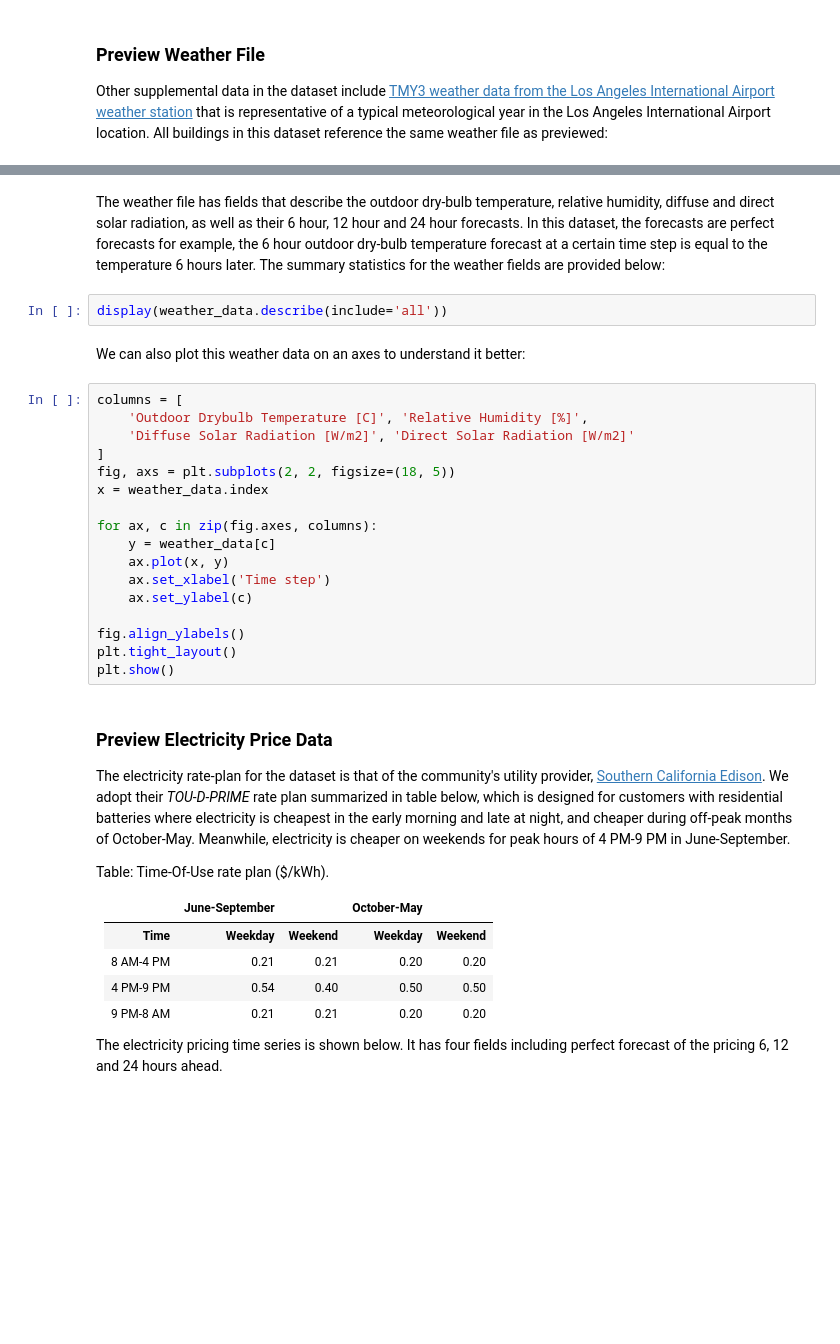
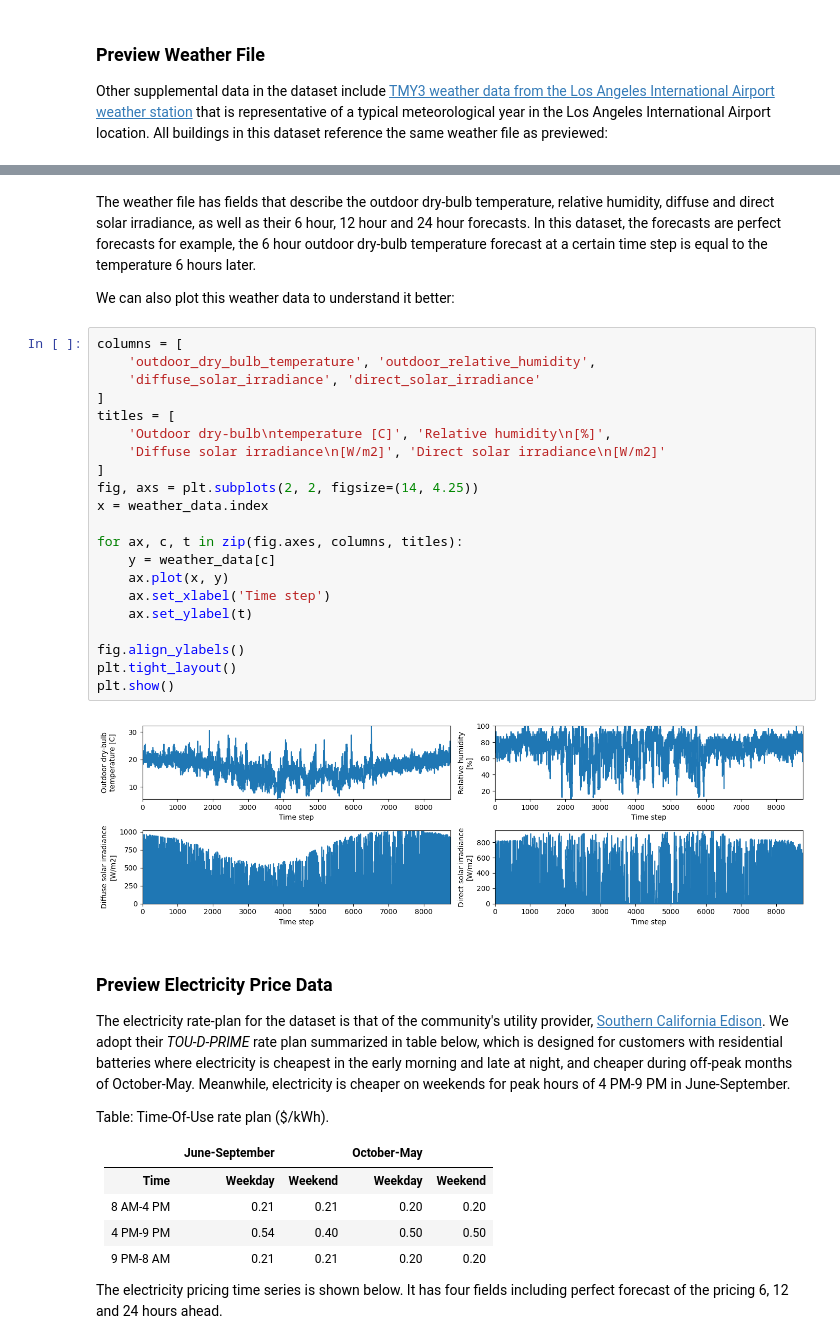
Before and after one commit to climatechange-ai-tutorials/citylearn, a Jupyter notebook: citylearn_ccai_tutorial.ipynb, the cells around one changed output, grey strips where cells are left out. Drawn from its saved outputs; the diff is of its cells as text; blank space fills up the shorter version.

```diff
--- a/citylearn_ccai_tutorial.ipynb
+++ b/citylearn_ccai_tutorial.ipynb
@@ -424,26 +556,30 @@ display(weather_data.head())
 # %% [markdown]
-The weather file has fields that describe the outdoor dry-bulb temperature, relative humidity, diffuse and direct solar radiation, as well as their 6 hour, 12 hour and 24 hour forecasts. In this dataset, the forecasts are perfect forecasts for example, the 6 hour outdoor dry-bulb temperature forecast at a certain time step is equal to the temperature 6 hours later. The summary statistics for the weather fields are provided below:
+The weather file has fields that describe the outdoor dry-bulb temperature, relative humidity, diffuse and direct solar irradiance, as well as their 6 hour, 12 hour and 24 hour forecasts. In this dataset, the forecasts are perfect forecasts for example, the 6 hour outdoor dry-bulb temperature forecast at a certain time step is equal to the temperature 6 hours later.
+
+We can also plot this weather data to understand it better:
-# %%
-display(weather_data.describe(include='all'))
-# %% [markdown]
-We can also plot this weather data on an axes to understand it better:
 # %%
 columns = [
-    'Outdoor Drybulb Temperature [C]', 'Relative Humidity [%]',
-    'Diffuse Solar Radiation [W/m2]', 'Direct Solar Radiation [W/m2]'
+    'outdoor_dry_bulb_temperature', 'outdoor_relative_humidity',
+    'diffuse_solar_irradiance', 'direct_solar_irradiance'
 ]
-fig, axs = plt.subplots(2, 2, figsize=(18, 5))
+titles = [
+    'Outdoor dry-bulb\ntemperature [C]', 'Relative humidity\n[%]',
+    'Diffuse solar irradiance\n[W/m2]', 'Direct solar irradiance\n[W/m2]'
+]
+fig, axs = plt.subplots(2, 2, figsize=(14, 4.25))
 x = weather_data.index
 
-for ax, c in zip(fig.axes, columns):
+for ax, c, t in zip(fig.axes, columns, titles):
     y = weather_data[c]
     ax.plot(x, y)
     ax.set_xlabel('Time step')
-    ax.set_ylabel(c)
+    ax.set_ylabel(t)
 
 fig.align_ylabels()
 plt.tight_layout()
 plt.show()
+# %% [output]
+[figure, added]
 # %% [markdown]
 ### Preview Electricity Price Data
 
```
Also changed, not shown: parts of 162 cells of this notebook.
